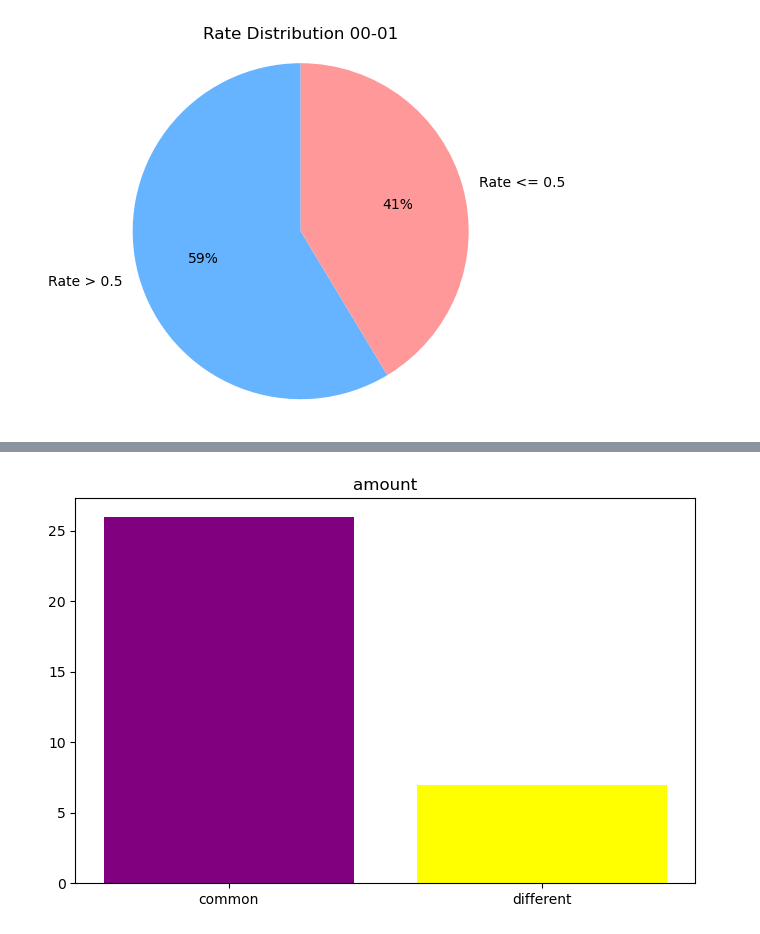
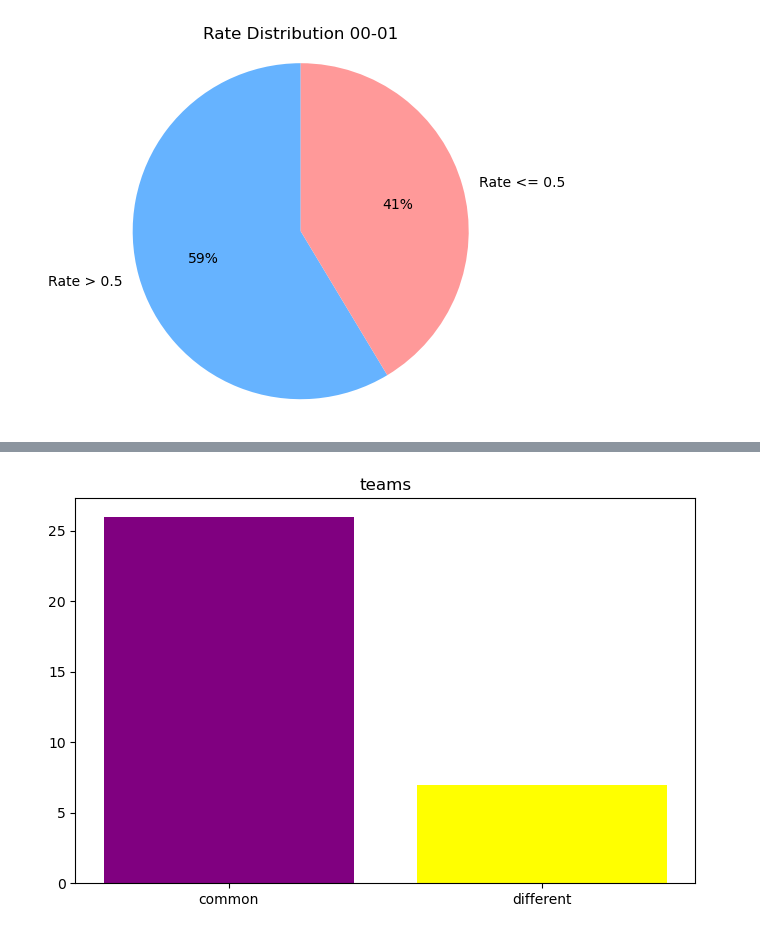
Before and after one commit to joexzmq/112-1_PL, a Jupyter notebook: 1/HW1.ipynb, the cells around one changed output, grey strips where cells are left out. Saved outputs shown, nothing was run; the diff lists cells and outputs as text; code cells hidden in the pictures.

```diff
--- a/1/HW1.ipynb
+++ b/1/HW1.ipynb
@@ -94,15 +95,15 @@ print("不同隊伍的数量：", len(different_teams))
 # %%
 # 計算相同和不同隊伍的数量
 common_teams_count = len(common_teams)
 different_teams_count = len(different_teams)
 
 # 條狀圖
 plt.figure(figsize=(8, 5))
 plt.bar(['common', 'different'], [common_teams_count, different_teams_count], color=['purple', 'yellow'])
 
 # 添加標題
-plt.title('amount')
+plt.title('teams')
 
 plt.show()
 # %% [output]
-[figure, old version]
+[figure, new version]
```
Also changed, not shown: parts of 5 cells of this notebook.
